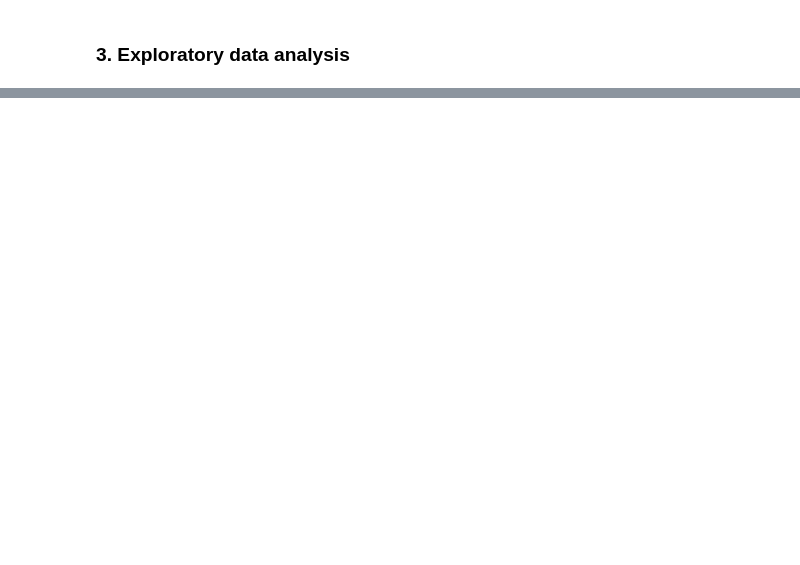
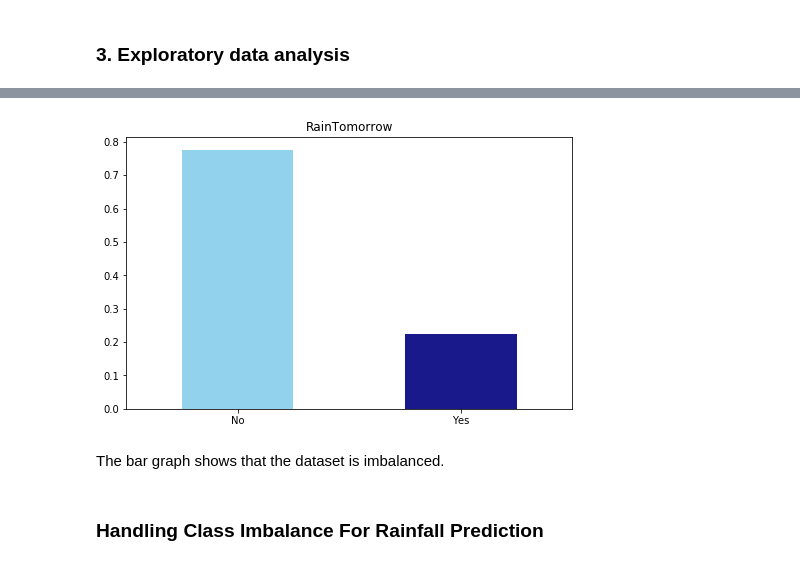
Before and after one commit to iqmalhafiy/Data-Analytics-Group-Project, a Jupyter notebook: RainPrediction.ipynb, the cells around one changed output, grey strips where cells are left out. Drawn from its saved outputs; the diff is of its cells as text; code cells hidden in the pictures; blank space fills up the shorter version.

Commit message:
Update - RainPrediction.ipynb

```diff
--- a/RainPrediction.ipynb
+++ b/RainPrediction.ipynb
@@ -40,0 +67,11 @@ Index(['Date', 'Location', 'MinTemp', 'MaxTemp', 'Rainfall', 'Evaporation',
+# %%
+fig = plt.figure(figsize = (8,5))
+df.RainTomorrow.value_counts(normalize = True).plot(kind='bar', color= ['skyblue','navy'], alpha = 0.9, rot=0)
+plt.title('RainTomorrow')
+plt.show()
+# %% [output]
+[figure, added]
+# %% [markdown]
+The bar graph shows that the dataset is imbalanced.
+# %% [markdown]
+### Handling Class Imbalance For Rainfall Prediction ###
```
Also changed, not shown: parts of 8 cells of this notebook.
